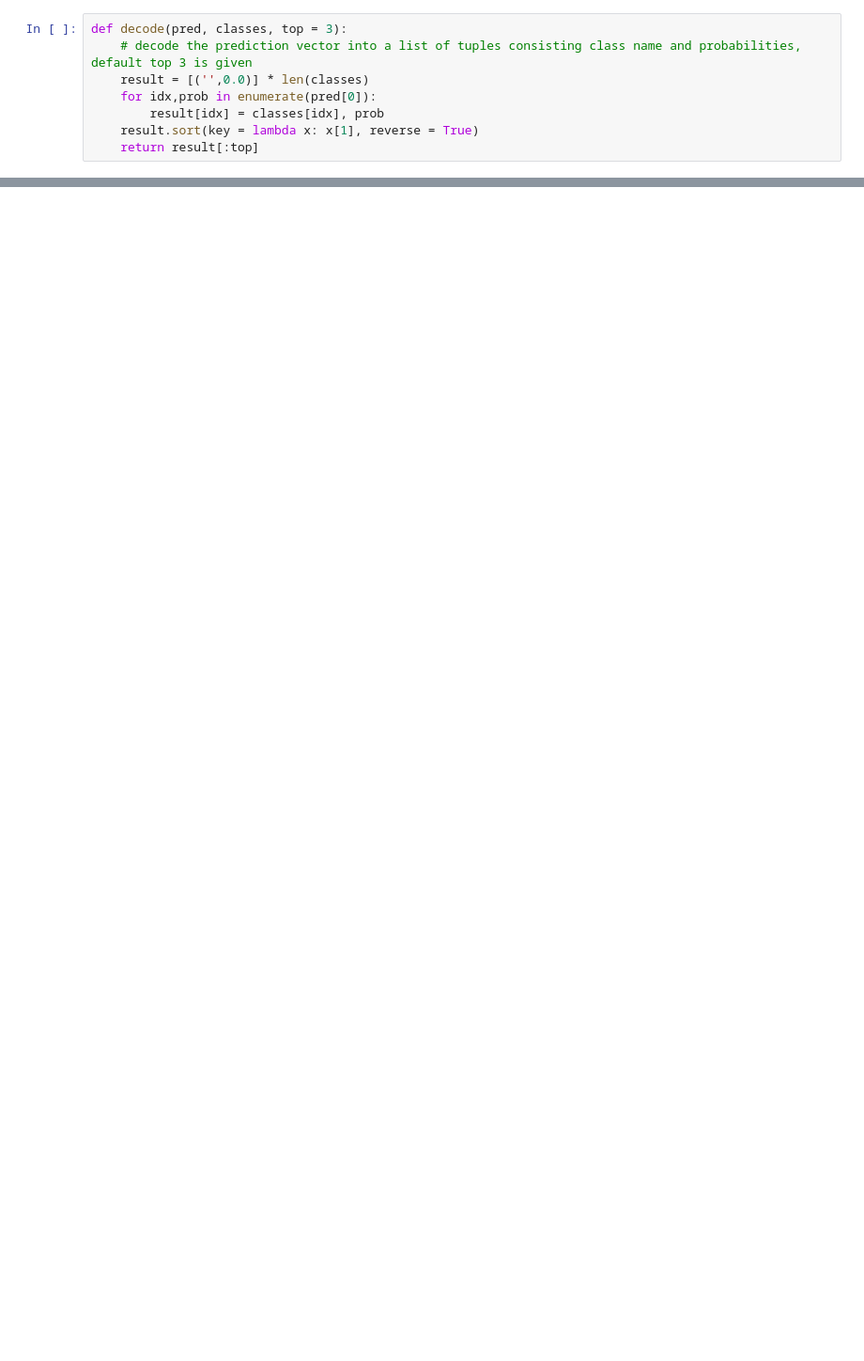
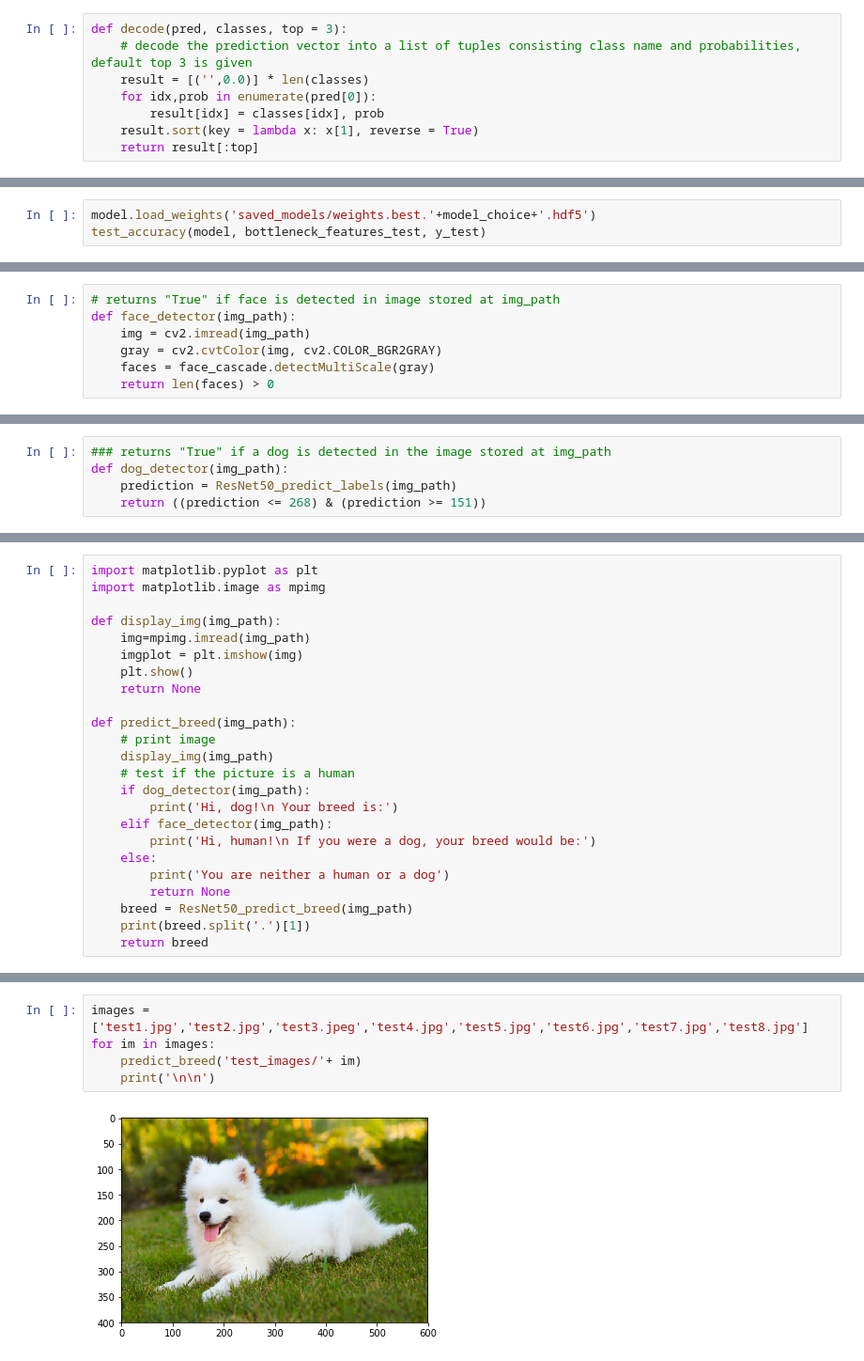
Before and after one commit to carterjin/Dog-Breed-Identification-using-Transfer-Learning, a Jupyter notebook: Dog_Breed_Prediction.ipynb, the cells around one changed output, grey strips where cells are left out. Shown at 94% size. Cells and saved outputs as stored; diff of their text form; blank space fills up the shorter version.

```diff
--- a/Dog_Breed_Prediction.ipynb
+++ b/Dog_Breed_Prediction.ipynb
@@ -309,0 +544,3 @@ This method gave us 72.5% accuracy for the test data.
+# %%
+model.load_weights('saved_models/weights.best.'+model_choice+'.hdf5')
+test_accuracy(model, bottleneck_features_test, y_test)
@@ -309,0 +624,7 @@ This method gave us 72.5% accuracy for the test data.
+# %%
+# returns "True" if face is detected in image stored at img_path
+def face_detector(img_path):
+    img = cv2.imread(img_path)
+    gray = cv2.cvtColor(img, cv2.COLOR_BGR2GRAY)
+    faces = face_cascade.detectMultiScale(gray)
+    return len(faces) > 0
@@ -309,0 +675,5 @@ This method gave us 72.5% accuracy for the test data.
+# %%
+### returns "True" if a dog is detected in the image stored at img_path
+def dog_detector(img_path):
+    prediction = ResNet50_predict_labels(img_path)
+    return ((prediction <= 268) & (prediction >= 151))
@@ -309,0 +709,24 @@ This method gave us 72.5% accuracy for the test data.
+# %%
+import matplotlib.pyplot as plt
+import matplotlib.image as mpimg
+
+def display_img(img_path):
+    img=mpimg.imread(img_path)
+    imgplot = plt.imshow(img)
+    plt.show()
+    return None
+
+def predict_breed(img_path):
+    # print image
+    display_img(img_path)
+    # test if the picture is a human
+    if dog_detector(img_path):
+        print('Hi, dog!\n Your breed is:')
+    elif face_detector(img_path):
+        print('Hi, human!\n If you were a dog, your breed would be:')
+    else:
+        print('You are neither a human or a dog')
+        return None
+    breed = ResNet50_predict_breed(img_path)
+    print(breed.split('.')[1])
+    return breed
@@ -309,0 +737,7 @@ This method gave us 72.5% accuracy for the test data.
+# %%
+images = ['test1.jpg','test2.jpg','test3.jpeg','test4.jpg','test5.jpg','test6.jpg','test7.jpg','test8.jpg']
+for im in images:
+    predict_breed('test_images/'+ im)
+    print('\n\n')
+# %% [output]
+[figure, added]
```
Also changed, not shown: parts of 81 cells of this notebook.
